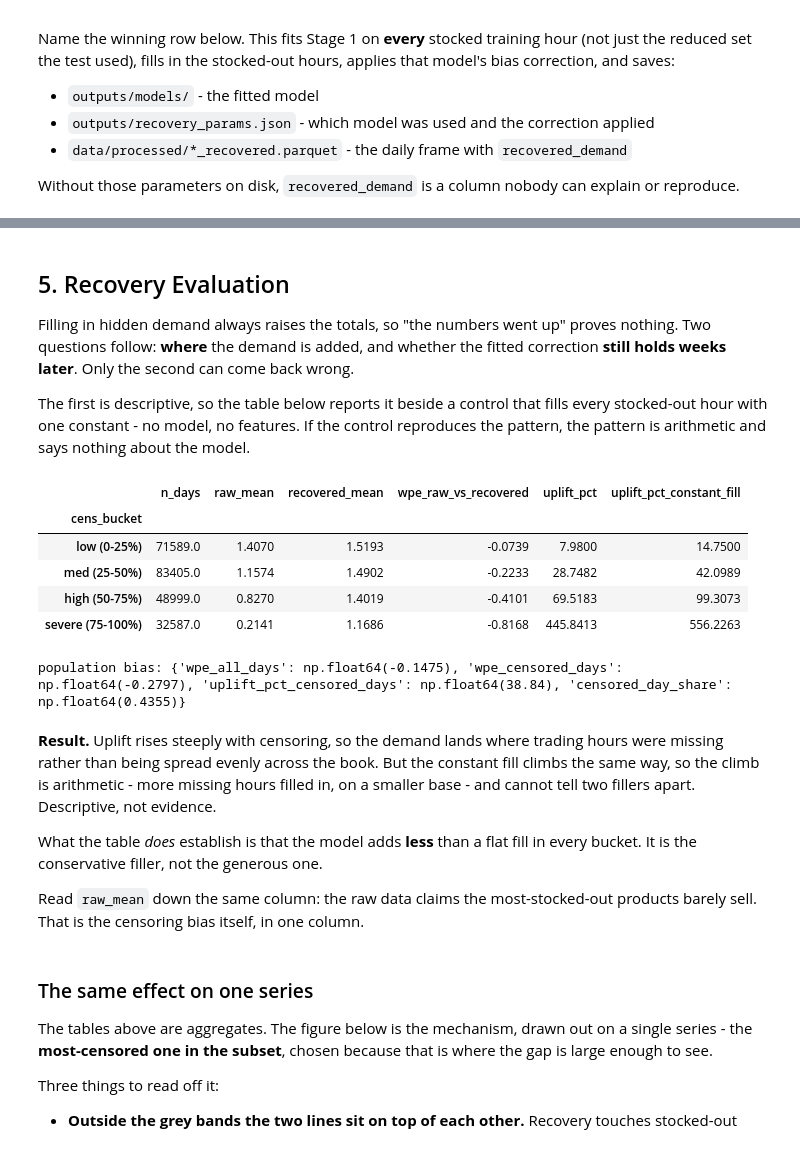
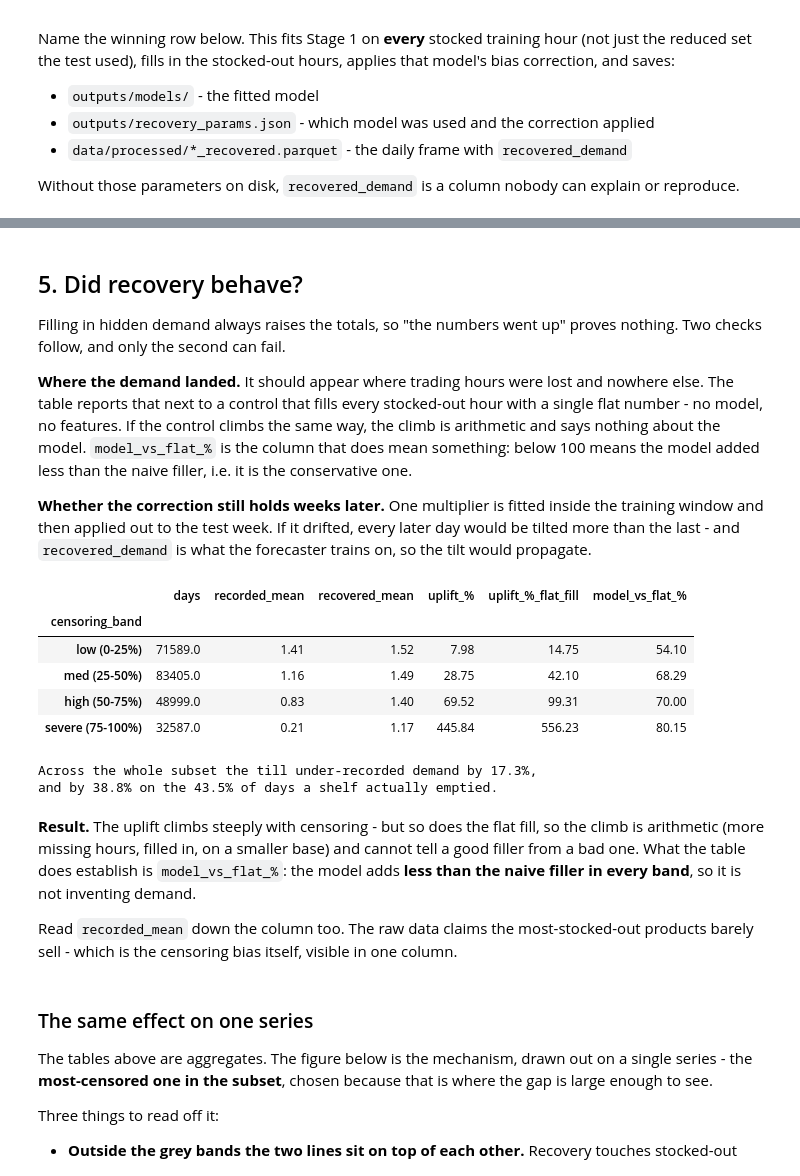
Before and after one commit to ACM40960/retail-demand-forecasting, a Jupyter notebook: notebooks/01_data_and_recovery.ipynb, the cells around one changed output, grey strips where cells are left out. Saved outputs shown, nothing was run; the diff lists cells and outputs as text; code cells hidden in the pictures.

Commit message:
XGBoost Forecaster Changes

```diff
--- a/notebooks/01_data_and_recovery.ipynb
+++ b/notebooks/01_data_and_recovery.ipynb
@@ -252,40 +254,47 @@ loaded saved recovery | {'model': 'lightgbm_tweedie', 'n_test_days': 2500, 'bias
 | 1 | 2024-03-29 | 10 | 4 | 0.9 | 0.973271 | 1 |
 | 2 | 2024-03-30 | 10 | 4 | 2.4 | 2.400000 | 0 |
 # %% [markdown]
-## 5. Recovery Evaluation
+## 5. Did recovery behave?
 
 Filling in hidden demand always raises the totals, so "the numbers went up" proves nothing. Two
-questions follow: **where** the demand is added, and whether the fitted correction **still holds
-weeks later**. Only the second can come back wrong.
+checks follow, and only the second can fail.
 
-The first is descriptive, so the table below reports it beside a control that fills every stocked-out
-hour with one constant - no model, no features. If the control reproduces the pattern, the pattern is
-arithmetic and says nothing about the model.
+**Where the demand landed.** It should appear where trading hours were lost and nowhere else. The
+table reports that next to a control that fills every stocked-out hour with a single flat number - no
+model, no features. If the control climbs the same way, the climb is arithmetic and says nothing about
+the model. `model_vs_flat_%` is the column that does mean something: below 100 means the model added
+less than the naive filler, i.e. it is the conservative one.
+
+**Whether the correction still holds weeks later.** One multiplier is fitted inside the training
+window and then applied out to the test week. If it drifted, every later day would be tilted more than
+the last - and `recovered_demand` is what the forecaster trains on, so the tilt would propagate.
 # %%
 bucket = recovery.bias_by_censoring(recovered)
-bucket.round(4).to_csv(config.BIAS_BUCKET_CSV)
-display(bucket.round(4))
+bucket.round(2).to_csv(config.BIAS_BUCKET_CSV)
+display(bucket.round(2))
 
-print("population bias:", recovery.population_wpe(recovered))
+hidden = recovery.how_much_was_hidden(recovered)
+print(f"Across the whole subset the till under-recorded demand by "
+      f"{hidden['under_recorded_all_days_pct']}%,")
+print(f"and by {hidden['under_recorded_censored_days_pct']}% on the "
+      f"{hidden['censored_day_share_pct']}% of days a shelf actually emptied.")
 # %% [output]
-|  | n_days | raw_mean | recovered_mean | wpe_raw_vs_recovered | uplift_pct | uplift_pct_constant_fill |
-| cens_bucket |  |  |  |  |  |  |
-| low (0-25%) | 71589.0 | 1.4070 | 1.5193 | -0.0739 | 7.9800 | 14.7500 |
-| med (25-50%) | 83405.0 | 1.1574 | 1.4902 | -0.2233 | 28.7482 | 42.0989 |
-| high (50-75%) | 48999.0 | 0.8270 | 1.4019 | -0.4101 | 69.5183 | 99.3073 |
-| severe (75-100%) | 32587.0 | 0.2141 | 1.1686 | -0.8168 | 445.8413 | 556.2263 |
+|  | days | recorded_mean | recovered_mean | uplift_% | uplift_%_flat_fill | model_vs_flat_% |
+| censoring_band |  |  |  |  |  |  |
+| low (0-25%) | 71589.0 | 1.41 | 1.52 | 7.98 | 14.75 | 54.10 |
+| med (25-50%) | 83405.0 | 1.16 | 1.49 | 28.75 | 42.10 | 68.29 |
+| high (50-75%) | 48999.0 | 0.83 | 1.40 | 69.52 | 99.31 | 70.00 |
+| severe (75-100%) | 32587.0 | 0.21 | 1.17 | 445.84 | 556.23 | 80.15 |
-population bias: {'wpe_all_days': np.float64(-0.1475), 'wpe_censored_days': np.float64(-0.2797), 'uplift_pct_censored_days': np.float64(38.84), 'censored_day_share': np.float64(0.4355)}
+Across the whole subset the till under-recorded demand by 17.3%,
+and by 38.8% on the 43.5% of days a shelf actually emptied.
 # %% [markdown]
-**Result.** Uplift rises steeply with censoring, so the demand lands where trading hours were
-missing rather than being spread evenly across the book. But the constant fill climbs the same way,
-so the climb is arithmetic - more missing hours filled in, on a smaller base - and cannot tell two
-fillers apart. Descriptive, not evidence.
+**Result.** The uplift climbs steeply with censoring - but so does the flat fill, so the climb is
+arithmetic (more missing hours, filled in, on a smaller base) and cannot tell a good filler from a bad
+one. What the table does establish is `model_vs_flat_%`: the model adds **less than the naive filler in
+every band**, so it is not inventing demand.
 
-What the table *does* establish is that the model adds **less** than a flat fill in every bucket. It
-is the conservative filler, not the generous one.
-
-Read `raw_mean` down the same column: the raw data claims the most-stocked-out products barely sell.
-That is the censoring bias itself, in one column.
+Read `recorded_mean` down the column too. The raw data claims the most-stocked-out products barely
+sell - which is the censoring bias itself, visible in one column.
 # %% [markdown]
 ### The same effect on one series
 
```
Also changed, not shown: parts of 5 cells of this notebook, 9 other files.
